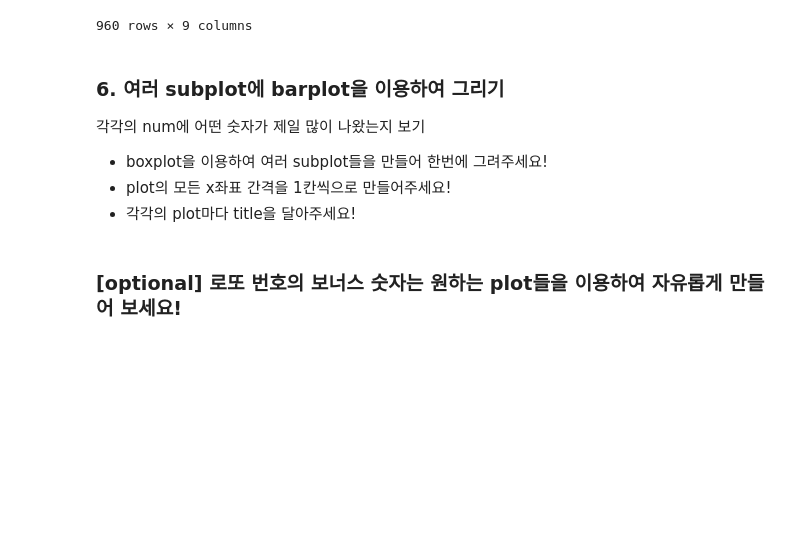
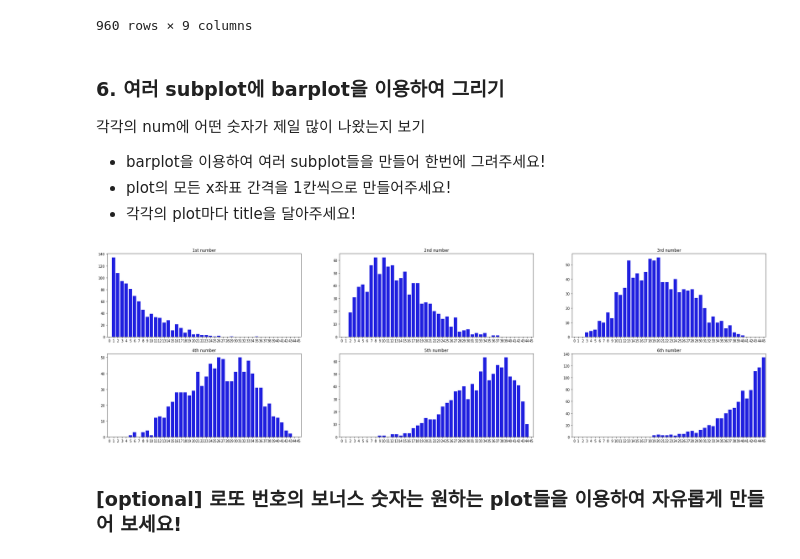
Before and after one commit to yula00/DAP_2022, a Jupyter notebook: lecture4.ipynb, the cells around one changed output. Cells and saved outputs as stored; diff of their text form; code cells hidden in the pictures; blank space fills up the shorter version.

```diff
--- a/lecture4.ipynb
+++ b/lecture4.ipynb
@@ -400,6 +402,6 @@ df_lotto
 # %% [markdown]
 ### 6. 여러 subplot에 barplot을 이용하여 그리기
 각각의 num에 어떤 숫자가 제일 많이 나왔는지 보기
-- boxplot을 이용하여 여러 subplot들을 만들어 한번에 그려주세요!
+- barplot을 이용하여 여러 subplot들을 만들어 한번에 그려주세요!
 - plot의 모든 x좌표 간격을 1칸씩으로 만들어주세요!
 - 각각의 plot마다 title을 달아주세요!
@@ -418,3 +408,20 @@ plt.show()
+# %%
+fig, ax = plt.subplots(2,3)
+fig.set_size_inches((35,10))
+plt.subplots_adjust(wspace=0.2,hspace=0.2)
+
+########### Make Code ####################
+lotto_number = pd.DataFrame([i for i in range(46)]) [0]
+sns.barplot(x = lotto_number, y = df_lotto['num1'].value_counts(), ax = ax[0,0],color='blue').set(title = '1st number', xlabel= None, ylabel= None)
+sns.barplot(x = lotto_number, y = df_lotto['num2'].value_counts(), ax = ax[0,1],color='blue').set(title = '2nd number', xlabel= None, ylabel= None)
+sns.barplot(x = lotto_number, y = df_lotto['num3'].value_counts(), ax = ax[0,2],color='blue').set(title = '3rd number', xlabel= None, ylabel= None)
+sns.barplot(x = lotto_number, y = df_lotto['num4'].value_counts(), ax = ax[1,0],color='blue').set(title = '4th number', xlabel= None, ylabel= None)
+sns.barplot(x = lotto_number, y = df_lotto['num5'].value_counts(), ax = ax[1,1],color='blue').set(title = '5th number', xlabel= None, ylabel= None)
+sns.barplot(x = lotto_number, y = df_lotto['num6'].value_counts(), ax = ax[1,2],color='blue').set(title = '6th number', xlabel= None, ylabel= None)
+
+plt.show()
+# %% [output]
+[figure, added]
 # %% [markdown]
 ### [optional] 로또 번호의 보너스 숫자는 원하는 plot들을 이용하여 자유롭게 만들어 보세요!
 # %%
```
Also changed, not shown: parts of 3 cells of this notebook.
